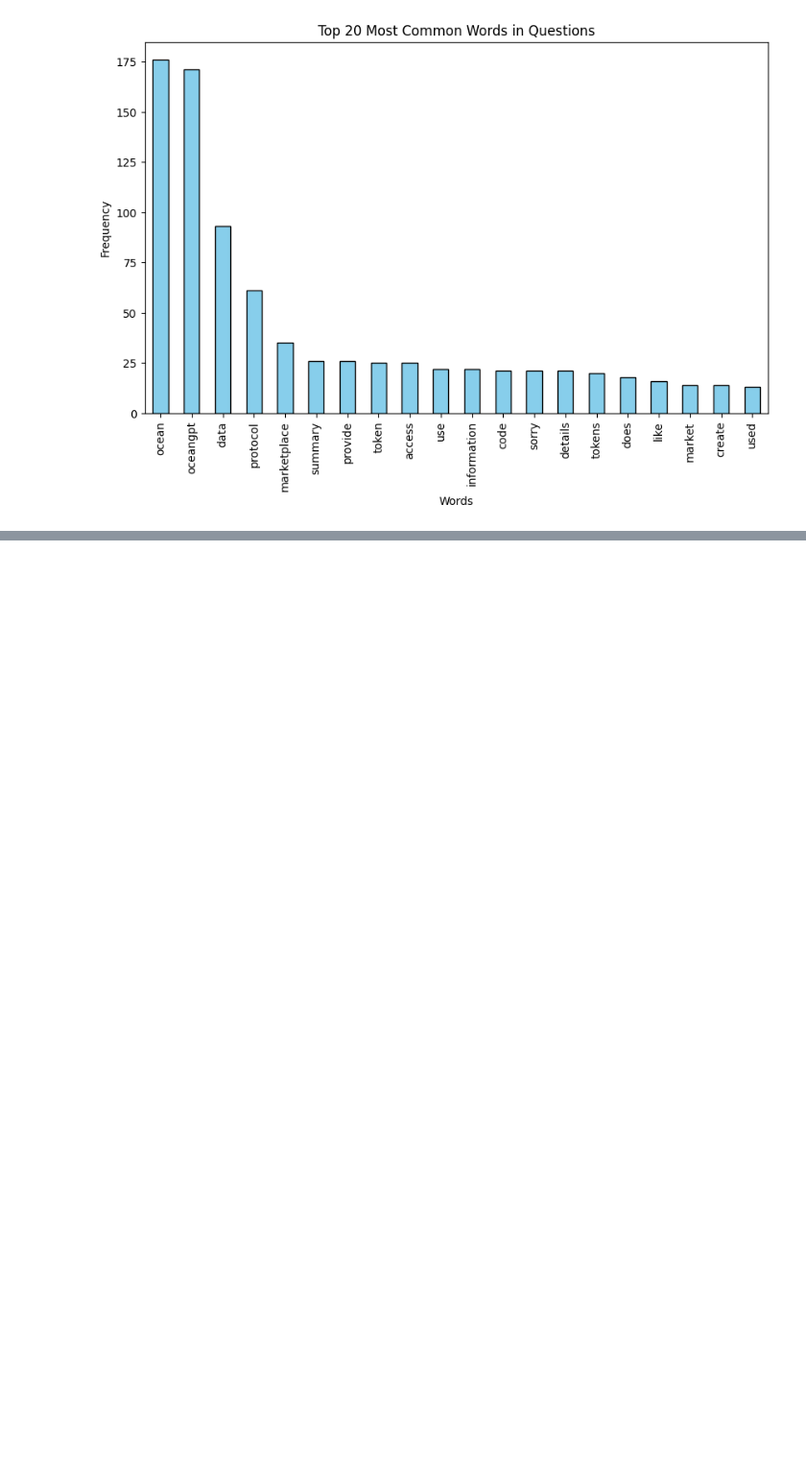
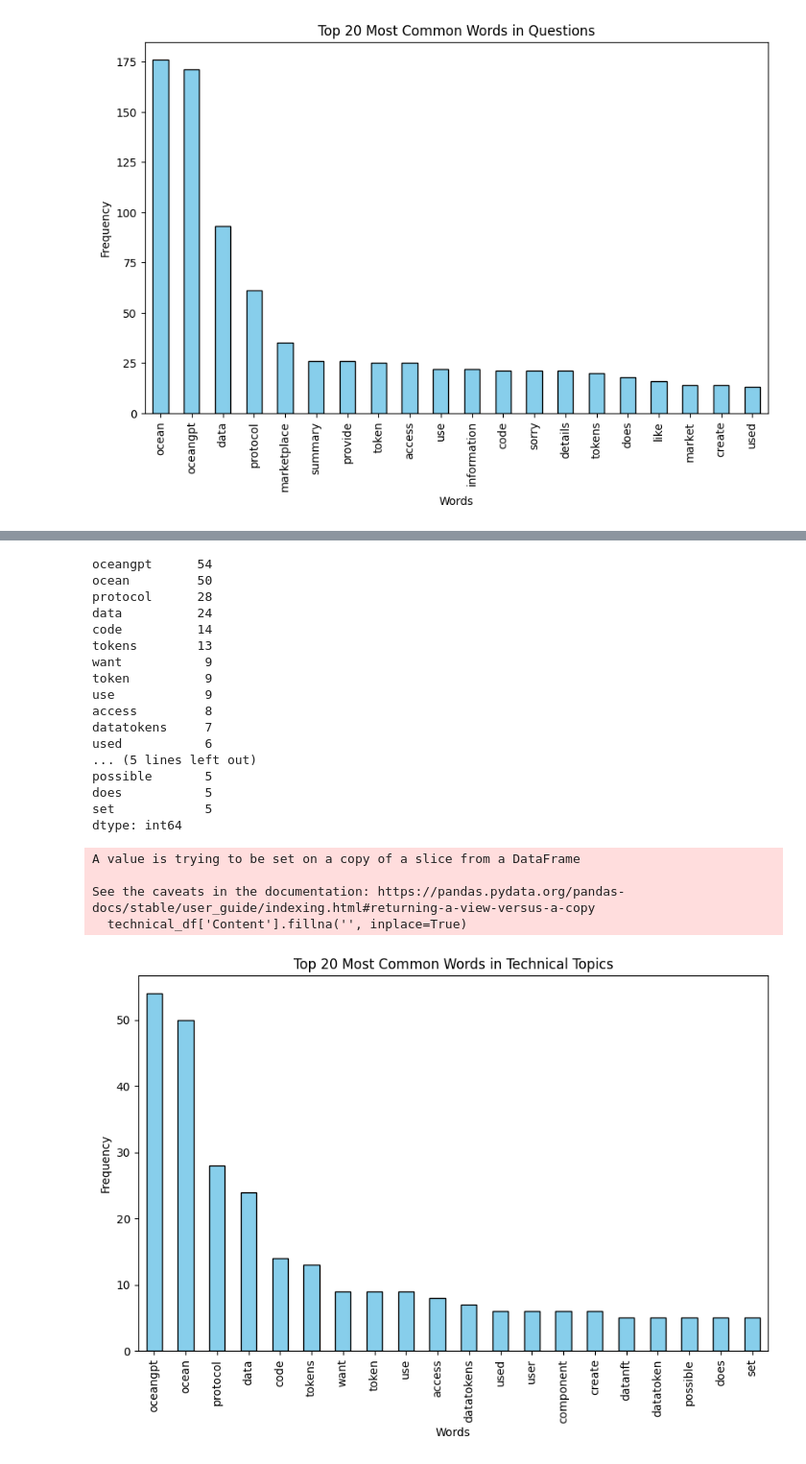
Before and after one commit to hugomoura10/discord_analysis_ocean, a Jupyter notebook: questions_analysis.ipynb, the cells around one changed output, grey strips where cells are left out. Shown: that part at 96% size. Saved outputs shown, nothing was run; the diff lists cells and outputs as text; code cells hidden in the pictures; blank space fills up the shorter version.

```diff
--- a/questions_analysis.ipynb
+++ b/questions_analysis.ipynb
@@ -123,0 +125,57 @@ plt.show()
+# %%
+import pandas as pd
+from sklearn.feature_extraction.text import CountVectorizer
+import matplotlib.pyplot as plt
+
+# Load the CSV file with the messages
+file_path = 'questions_only.csv'
+df = pd.read_csv(file_path)
+
+# Filter rows where the topic is Technical
+technical_df = df[df['DetectedTopics'] == 'Technical']
+
+# Handle missing values in the 'Content' column
+technical_df['Content'].fillna('', inplace=True)
+
+# Function to extract the most common words
+def get_most_common_words(data, top_n=20):
+    vectorizer = CountVectorizer(stop_words='english')
+    X = vectorizer.fit_transform(data)
+    word_freq = pd.DataFrame(X.toarray(), columns=vectorizer.get_feature_names_out())
+    most_common_words = word_freq.sum().sort_values(ascending=False).head(top_n)
+    return most_common_words
+
+# Get the 20 most common words in technical messages
+most_common_words_technical = get_most_common_words(technical_df['Content'], top_n=20)
+print(most_common_words_technical)
+
+# Plot the results
+plt.figure(figsize=(10, 6))
+most_common_words_technical.plot(kind='bar', color='skyblue', edgecolor='black')
+plt.title('Top 20 Most Common Words in Technical Topics')
+plt.xlabel('Words')
+plt.ylabel('Frequency')
+plt.show()
+# %% [output]
+oceangpt      54
+ocean         50
+protocol      28
+data          24
+code          14
+tokens        13
+want           9
+token          9
+use            9
+access         8
+datatokens     7
+used           6
+... (5 lines left out)
+possible       5
+does           5
+set            5
+dtype: int64
+A value is trying to be set on a copy of a slice from a DataFrame
+
+See the caveats in the documentation: https://pandas.pydata.org/pandas-docs/stable/user_guide/indexing.html#returning-a-view-versus-a-copy
+  technical_df['Content'].fillna('', inplace=True)
+[figure, added]
```
Also changed, not shown: parts of 4 cells of this notebook, 4 other files.
